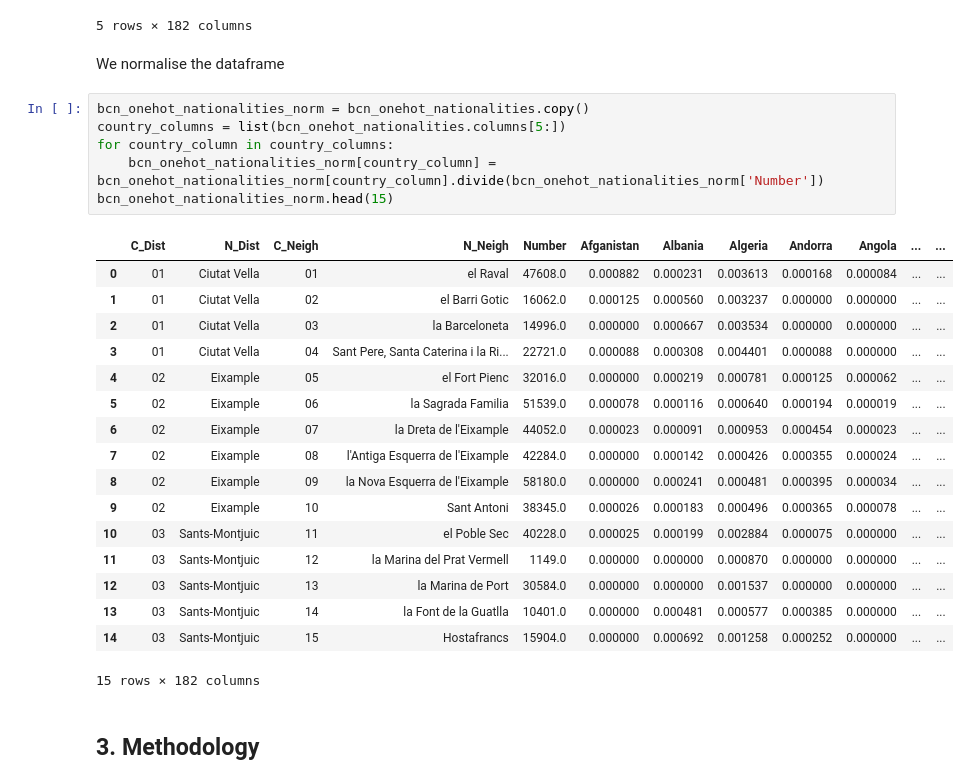
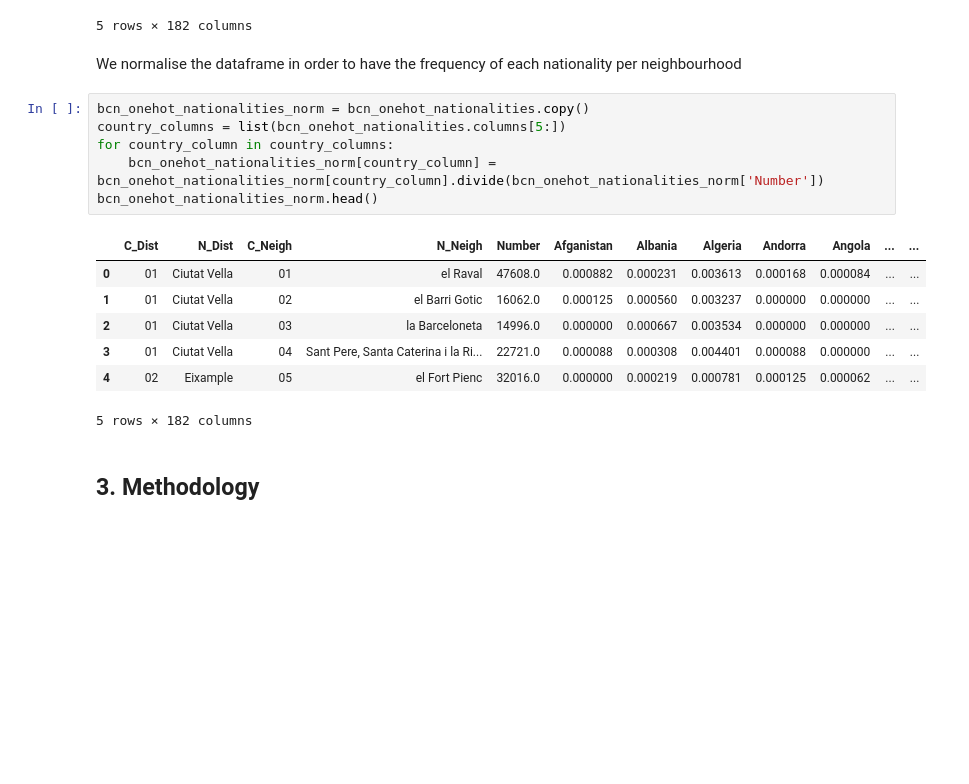
Before and after one commit to engbcn/BCN_Neighbourhoods, a Jupyter notebook: Barcelona - Neighbourhoods and Population Nationalities.ipynb, the cells around one changed output. Cells and saved outputs as stored; diff of their text form; blank space fills up the shorter version.

```diff
--- a/Barcelona - Neighbourhoods and Population Nationalities.ipynb
+++ b/Barcelona - Neighbourhoods and Population Nationalities.ipynb
@@ -471,32 +383,22 @@ bcn_onehot_nationalities.head()
 | 3 | 01 | Ciutat Vella | 04 | Sant Pere, Santa Caterina i la Ri... | 22721.0 | 2.0 | 7.0 | 100.0 | 2.0 | 0.0 | ... | ... |
 | 4 | 02 | Eixample | 05 | el Fort Pienc | 32016.0 | 0.0 | 7.0 | 25.0 | 4.0 | 2.0 | ... | ... |
 5 rows × 182 columns
-# %% [markdown]
-We normalise the dataframe
+# %% [markdown]
+We normalise the dataframe in order to have the frequency of each nationality per neighbourhood
 # %%
 bcn_onehot_nationalities_norm = bcn_onehot_nationalities.copy()
 country_columns = list(bcn_onehot_nationalities.columns[5:])
 for country_column in country_columns:
     bcn_onehot_nationalities_norm[country_column] = bcn_onehot_nationalities_norm[country_column].divide(bcn_onehot_nationalities_norm['Number'])
-bcn_onehot_nationalities_norm.head(15)
+bcn_onehot_nationalities_norm.head()
 # %% [output]
 |  | C_Dist | N_Dist | C_Neigh | N_Neigh | Number | Afganistan | Albania | Algeria | Andorra | Angola | ... | ... |
 | 0 | 01 | Ciutat Vella | 01 | el Raval | 47608.0 | 0.000882 | 0.000231 | 0.003613 | 0.000168 | 0.000084 | ... | ... |
 | 1 | 01 | Ciutat Vella | 02 | el Barri Gotic | 16062.0 | 0.000125 | 0.000560 | 0.003237 | 0.000000 | 0.000000 | ... | ... |
 | 2 | 01 | Ciutat Vella | 03 | la Barceloneta | 14996.0 | 0.000000 | 0.000667 | 0.003534 | 0.000000 | 0.000000 | ... | ... |
 | 3 | 01 | Ciutat Vella | 04 | Sant Pere, Santa Caterina i la Ri... | 22721.0 | 0.000088 | 0.000308 | 0.004401 | 0.000088 | 0.000000 | ... | ... |
 | 4 | 02 | Eixample | 05 | el Fort Pienc | 32016.0 | 0.000000 | 0.000219 | 0.000781 | 0.000125 | 0.000062 | ... | ... |
-| 5 | 02 | Eixample | 06 | la Sagrada Familia | 51539.0 | 0.000078 | 0.000116 | 0.000640 | 0.000194 | 0.000019 | ... | ... |
-| 6 | 02 | Eixample | 07 | la Dreta de l'Eixample | 44052.0 | 0.000023 | 0.000091 | 0.000953 | 0.000454 | 0.000023 | ... | ... |
-| 7 | 02 | Eixample | 08 | l'Antiga Esquerra de l'Eixample | 42284.0 | 0.000000 | 0.000142 | 0.000426 | 0.000355 | 0.000024 | ... | ... |
-| 8 | 02 | Eixample | 09 | la Nova Esquerra de l'Eixample | 58180.0 | 0.000000 | 0.000241 | 0.000481 | 0.000395 | 0.000034 | ... | ... |
-| 9 | 02 | Eixample | 10 | Sant Antoni | 38345.0 | 0.000026 | 0.000183 | 0.000496 | 0.000365 | 0.000078 | ... | ... |
-| 10 | 03 | Sants-Montjuic | 11 | el Poble Sec | 40228.0 | 0.000025 | 0.000199 | 0.002884 | 0.000075 | 0.000000 | ... | ... |
-| 11 | 03 | Sants-Montjuic | 12 | la Marina del Prat Vermell | 1149.0 | 0.000000 | 0.000000 | 0.000870 | 0.000000 | 0.000000 | ... | ... |
-| 12 | 03 | Sants-Montjuic | 13 | la Marina de Port | 30584.0 | 0.000000 | 0.000000 | 0.001537 | 0.000000 | 0.000000 | ... | ... |
-| 13 | 03 | Sants-Montjuic | 14 | la Font de la Guatlla | 10401.0 | 0.000000 | 0.000481 | 0.000577 | 0.000385 | 0.000000 | ... | ... |
-| 14 | 03 | Sants-Montjuic | 15 | Hostafrancs | 15904.0 | 0.000000 | 0.000692 | 0.001258 | 0.000252 | 0.000000 | ... | ... |
-15 rows × 182 columns
+5 rows × 182 columns
 # %% [markdown]
 ## 3. Methodology
 # %% [markdown]
```
Also changed, not shown: parts of 21 cells of this notebook, 3 other files.
